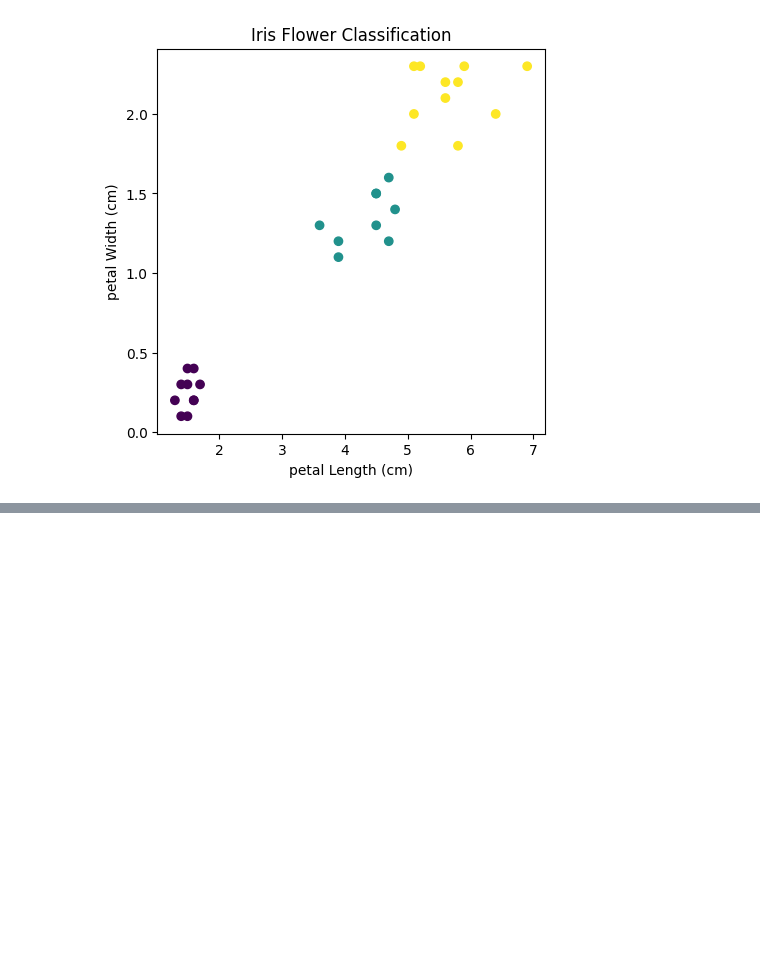
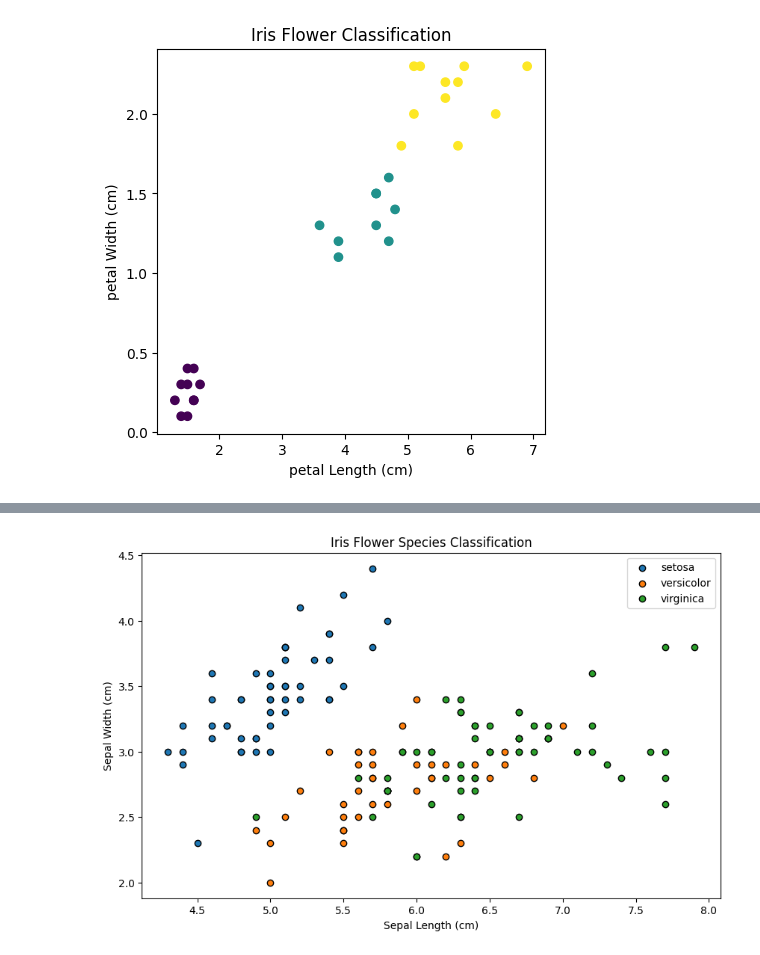
Before and after one commit to samiahmed19/CodSoft, a Jupyter notebook: iris.ipynb, the cells around one changed output, grey strips where cells are left out. Cells and saved outputs as stored; diff of their text form; code cells hidden in the pictures; blank space fills up the shorter version.

```diff
--- a/iris.ipynb
+++ b/iris.ipynb
@@ -81,0 +104,26 @@ plt.show()
+# %%
+import pandas as pd
+import matplotlib.pyplot as plt
+from sklearn.datasets import load_iris
+
+# Load the Iris dataset
+iris = load_iris()
+data = pd.DataFrame(data=iris.data, columns=iris.feature_names)
+data['species'] = iris.target_names[iris.target]
+
+# Visualize the different species using scatter plot
+plt.figure(figsize=(10, 6))
+
+# Loop through each species and plot its data points with a different color
+for species_name, species_id in zip(iris.target_names, range(len(iris.target_names))):
+    species_data = data[data['species'] == species_name]
+    plt.scatter(species_data['sepal length (cm)'], species_data['sepal width (cm)'],
+                label=species_name, cmap='viridis', edgecolors='black')
+
+plt.xlabel('Sepal Length (cm)')
+plt.ylabel('Sepal Width (cm)')
+plt.title('Iris Flower Species Classification')
+plt.legend()
+plt.show()
+# %% [output]
+[figure, added]
```
Also changed, not shown: parts of 1 cell of this notebook.
